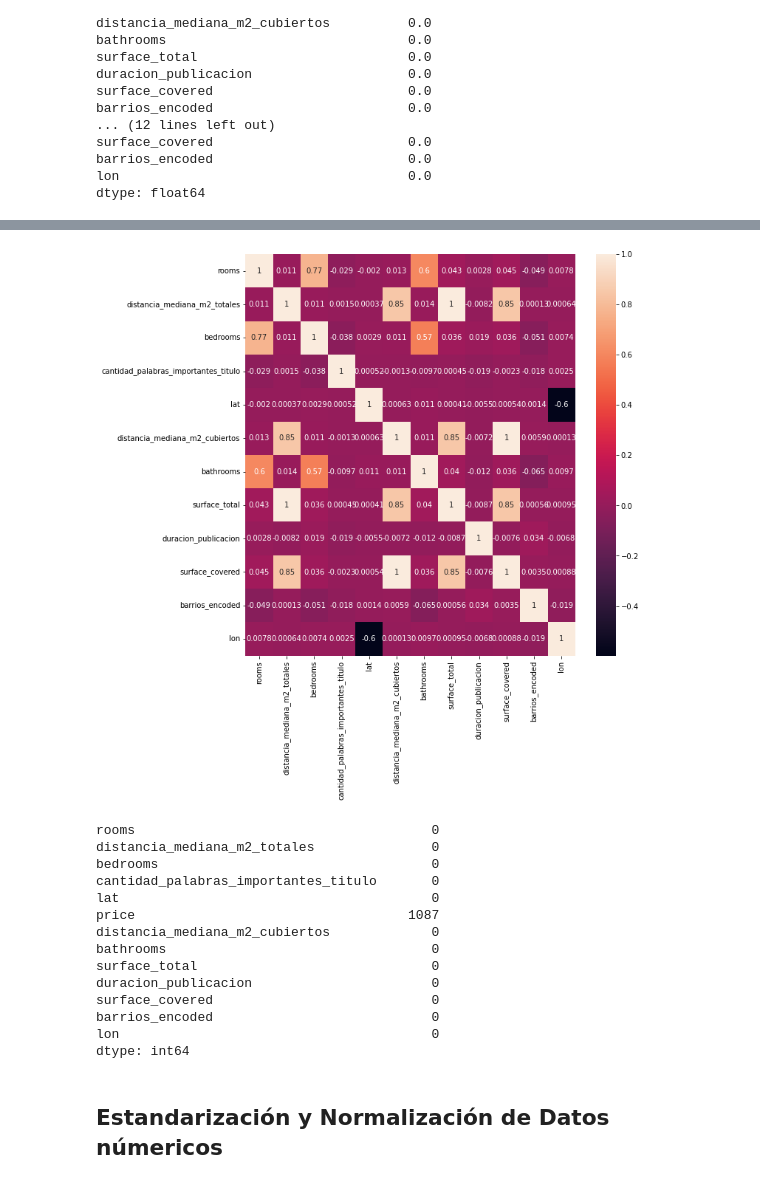
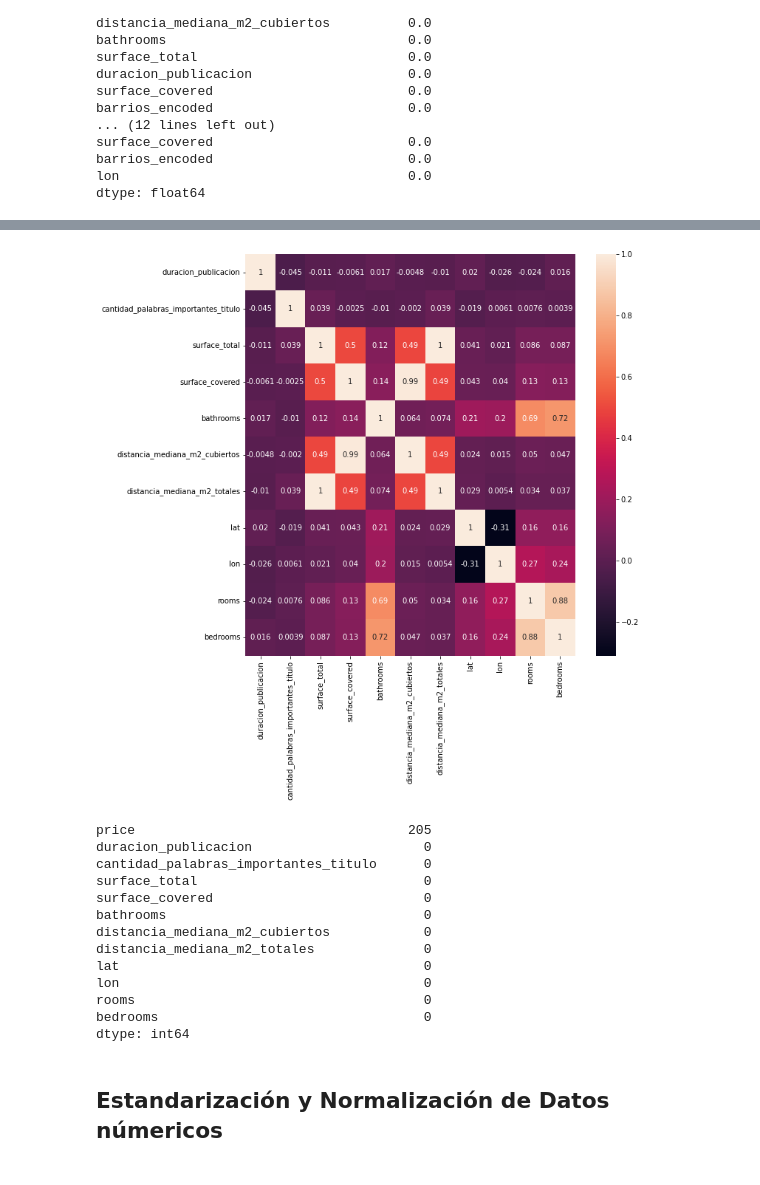
Before and after one commit to tomasdelvechio/precio-propiedades-md-2022, a Jupyter notebook: prediccion-precios-2022-md.ipynb, the cells around one changed output, grey strips where cells are left out. Saved outputs shown, nothing was run; the diff lists cells and outputs as text; code cells hidden in the pictures.

Commit message:
se deja esta version a medias entre la version vieja y la que predice por barrio

```diff
--- a/prediccion-precios-2022-md.ipynb
+++ b/prediccion-precios-2022-md.ipynb
@@ -1241,19 +1264,22 @@ def crear_columna_duracion(df, columna_inicio="start_date", columna_fin="end_dat
     return duracion_publicacion.dt.days
 
 
-df_entrenamiento_nuevas_columnas["duracion_publicacion"] = crear_columna_duracion(
-    df_entrenamiento_nuevas_columnas)
+df_entrenamiento_nuevas_columnas["duracion_publicacion"] = crear_columna_duracion(df_entrenamiento_nuevas_columnas)
 df_prueba["duracion_publicacion"] = crear_columna_duracion(df_prueba)
+#df_entrenamiento_palermo["duracion_publicacion"] = crear_columna_duracion(df_entrenamiento_nuevas_columnas)
+#df_prueba_palermo["duracion_publicacion"] = crear_columna_duracion(df_prueba)
 # %% [markdown]
 ### Columnas derivadas de barrios
 
 - encoding de barrios
 - desvio del m2 promedio de barrio (cubiertos y totales)
 # %%
-label_encoder = LabelEncoder()
-label_encoder.fit(barrios_caba)
-df_entrenamiento_nuevas_columnas["barrios_encoded"] = label_encoder.transform(df_entrenamiento_nuevas_columnas.l3)
-df_prueba["barrios_encoded"] = label_encoder.transform(df_prueba.l3)
+BARRIOS_ENCODER=False
+if BARRIOS_ENCODER:
+    label_encoder = LabelEncoder()
+    label_encoder.fit(barrios_caba)
+    df_entrenamiento_nuevas_columnas["barrios_encoded"] = label_encoder.transform(df_entrenamiento_nuevas_columnas.l3)
+    df_prueba["barrios_encoded"] = label_encoder.transform(df_prueba.l3)
 # %%
 #print(df_entrenamiento_nuevas_columnas.groupby(df_entrenamiento_nuevas_columnas.l3)["surface_total"].mean())
 #df_entrenamiento_nuevas_columnas.surface_covered - mediana_surface_covered_por_barrio[df_entrenamiento_nuevas_columnas.l3]
@@ -1449,6 +1477,6 @@ lon                                     float64
 dtype: object
 # %%
-IMPUTAR = True
+IMPUTAR = False
 df_imputado = df_entrenamiento.copy()
 
 if IMPUTAR:
@@ -1482,0 +1588,10 @@ dtype: float64
+# %%
+df_imputado_entrenamiento = pd.concat([df_entrenamiento[['price', 'duracion_publicacion', 'cantidad_palabras_importantes_titulo']],
+                                       df_entrenamiento_imputado_surfaces,
+                                       df_entrenamiento_imputado_ubicaciones,
+                                       df_entrenamiento_imputado_habitaciones[df_entrenamiento_imputado_habitaciones.columns.drop('bathrooms')]], axis=1)
+
+df_imputado_prueba = pd.concat([df_prueba[['price', 'duracion_publicacion', 'cantidad_palabras_importantes_titulo']],
+                                df_prueba_imputado_surfaces,
+                                df_prueba_imputado_ubicaciones,
+                                df_prueba_imputado_habitaciones[df_prueba_imputado_habitaciones.columns.drop('bathrooms')]], axis=1)
@@ -1495,30 +1640,29 @@ plt.show()
 # %%
 fig, ax = plt.subplots(figsize=(10, 10))
-sns.heatmap(df_imputado[df_imputado.columns.drop(
+sns.heatmap(df_imputado_entrenamiento[df_imputado_entrenamiento.columns.drop(
     'price')].corr(), annot=True, ax=ax);
 # %% [output]
-[figure, old version]
+[figure, new version]
 # %%
 # reemplazar esto por un algoritmo
 #columnas_con_alta_correlacion = ['bedrooms', 'lat', 'surface_total']
 #df_imputado = df_imputado[df_imputado.columns.drop(
 #    columnas_con_alta_correlacion)]
 # %%
-df_prueba.isna().sum()
+df_imputado_prueba.isna().sum()
 # %% [output]
-rooms                                      0
-distancia_mediana_m2_totales               0
-bedrooms                                   0
-cantidad_palabras_importantes_titulo       0
-lat                                        0
-price                                   1087
-distancia_mediana_m2_cubiertos             0
-bathrooms                                  0
-surface_total                              0
-duracion_publicacion                       0
-surface_covered                            0
-barrios_encoded                            0
-lon                                        0
+price                                   205
+duracion_publicacion                      0
+cantidad_palabras_importantes_titulo      0
+surface_total                             0
+surface_covered                           0
+bathrooms                                 0
+distancia_mediana_m2_cubiertos            0
+distancia_mediana_m2_totales              0
+lat                                       0
+lon                                       0
+rooms                                     0
+bedrooms                                  0
 dtype: int64
 # %% [markdown]
 ## Estandarización y Normalización de Datos númericos
```
Also changed, not shown: parts of 29 cells of this notebook.
